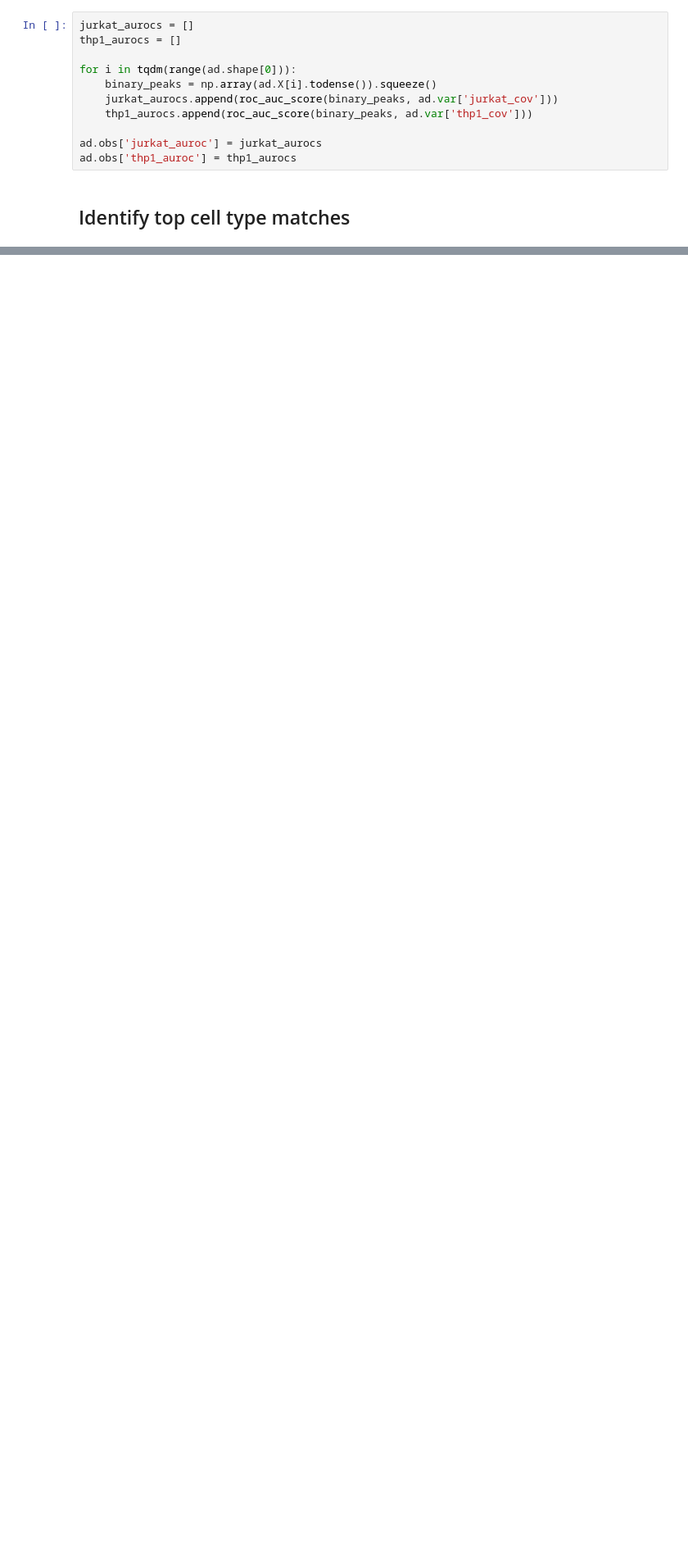
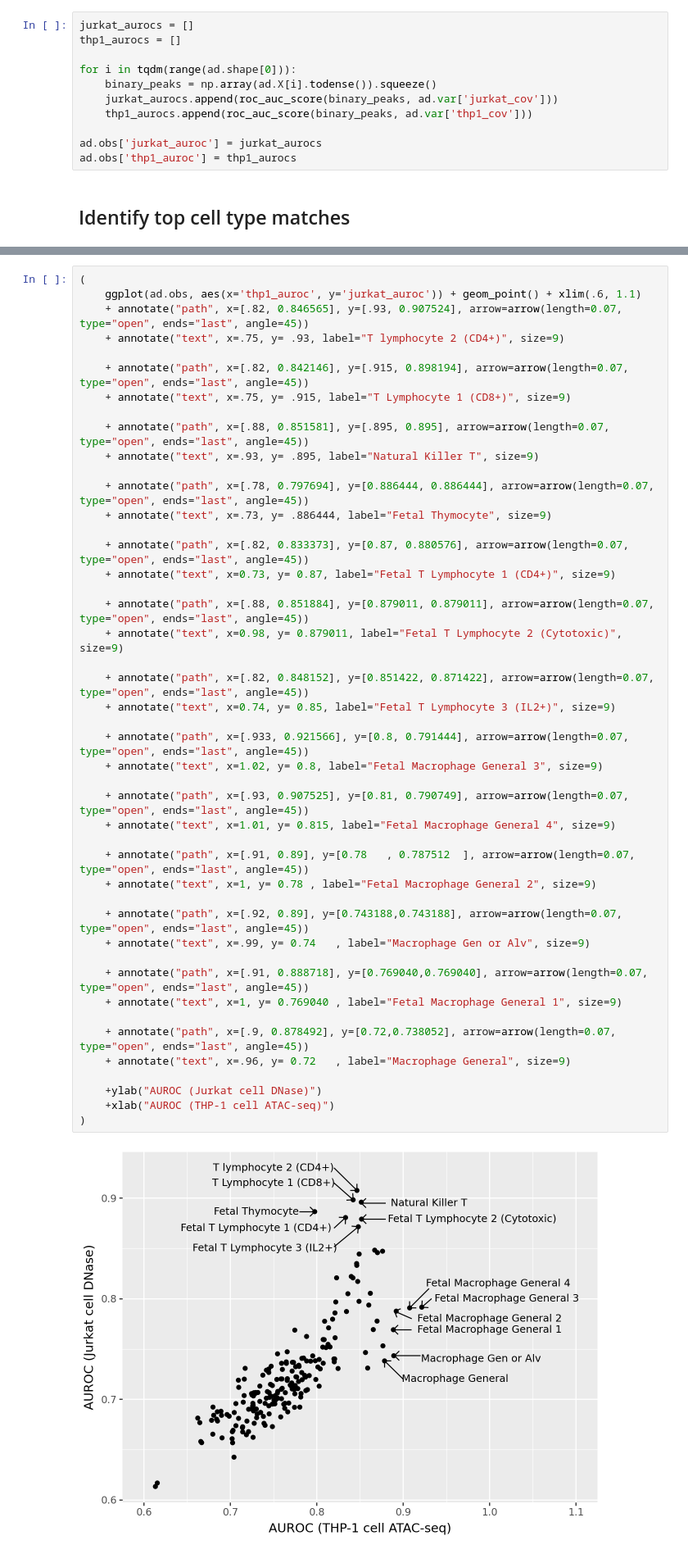
Before and after one commit to Genentech/gReLU-applications, a Jupyter notebook: PPIF_design/cell_type_atac_match.ipynb, the cells around one changed output, grey strips where cells are left out. Shown at 82% size. Saved outputs shown, nothing was run; the diff lists cells and outputs as text; blank space fills up the shorter version.

```diff
--- a/PPIF_design/cell_type_atac_match.ipynb
+++ b/PPIF_design/cell_type_atac_match.ipynb
@@ -187,0 +191,47 @@ ad.obs.sort_values('jurkat_auroc').tail(7).index.tolist()
+# %%
+(
+    ggplot(ad.obs, aes(x='thp1_auroc', y='jurkat_auroc')) + geom_point() + xlim(.6, 1.1)
+    + annotate("path", x=[.82, 0.846565], y=[.93, 0.907524], arrow=arrow(length=0.07, type="open", ends="last", angle=45))
+    + annotate("text", x=.75, y= .93, label="T lymphocyte 2 (CD4+)", size=9)
+
+    + annotate("path", x=[.82, 0.842146], y=[.915, 0.898194], arrow=arrow(length=0.07, type="open", ends="last", angle=45))
+    + annotate("text", x=.75, y= .915, label="T Lymphocyte 1 (CD8+)", size=9)
+
+    + annotate("path", x=[.88, 0.851581], y=[.895, 0.895], arrow=arrow(length=0.07, type="open", ends="last", angle=45))
+    + annotate("text", x=.93, y= .895, label="Natural Killer T", size=9)
+
+    + annotate("path", x=[.78, 0.797694], y=[0.886444, 0.886444], arrow=arrow(length=0.07, type="open", ends="last", angle=45))
+    + annotate("text", x=.73, y= .886444, label="Fetal Thymocyte", size=9)
+
+    + annotate("path", x=[.82, 0.833373], y=[0.87, 0.880576], arrow=arrow(length=0.07, type="open", ends="last", angle=45))
+    + annotate("text", x=0.73, y= 0.87, label="Fetal T Lymphocyte 1 (CD4+)", size=9)
+
+    + annotate("path", x=[.88, 0.851884], y=[0.879011, 0.879011], arrow=arrow(length=0.07, type="open", ends="last", angle=45))
+    + annotate("text", x=0.98, y= 0.879011, label="Fetal T Lymphocyte 2 (Cytotoxic)", size=9)
+
+    + annotate("path", x=[.82, 0.848152], y=[0.851422, 0.871422], arrow=arrow(length=0.07, type="open", ends="last", angle=45))
+    + annotate("text", x=0.74, y= 0.85, label="Fetal T Lymphocyte 3 (IL2+)", size=9)
+
+    + annotate("path", x=[.933, 0.921566], y=[0.8, 0.791444], arrow=arrow(length=0.07, type="open", ends="last", angle=45))
+    + annotate("text", x=1.02, y= 0.8, label="Fetal Macrophage General 3", size=9)
+
+    + annotate("path", x=[.93, 0.907525], y=[0.81, 0.790749], arrow=arrow(length=0.07, type="open", ends="last", angle=45))
+    + annotate("text", x=1.01, y= 0.815, label="Fetal Macrophage General 4", size=9)
+
+    + annotate("path", x=[.91, 0.89], y=[0.78	, 0.787512	], arrow=arrow(length=0.07, type="open", ends="last", angle=45))
+    + annotate("text", x=1, y= 0.78	, label="Fetal Macrophage General 2", size=9)
+
+    + annotate("path", x=[.92, 0.89], y=[0.743188,0.743188], arrow=arrow(length=0.07, type="open", ends="last", angle=45))
+    + annotate("text", x=.99, y= 0.74	, label="Macrophage Gen or Alv", size=9)
+
+    + annotate("path", x=[.91, 0.888718], y=[0.769040,0.769040], arrow=arrow(length=0.07, type="open", ends="last", angle=45))
+    + annotate("text", x=1, y= 0.769040	, label="Fetal Macrophage General 1", size=9)
+
+    + annotate("path", x=[.9, 0.878492], y=[0.72,0.738052], arrow=arrow(length=0.07, type="open", ends="last", angle=45))
+    + annotate("text", x=.96, y= 0.72	, label="Macrophage General", size=9)
+
+    +ylab("AUROC (Jurkat cell DNase)")
+    +xlab("AUROC (THP-1 cell ATAC-seq)")
+)
+# %% [output]
+[figure, added]
```
Also changed, not shown: parts of 3 cells of this notebook.
